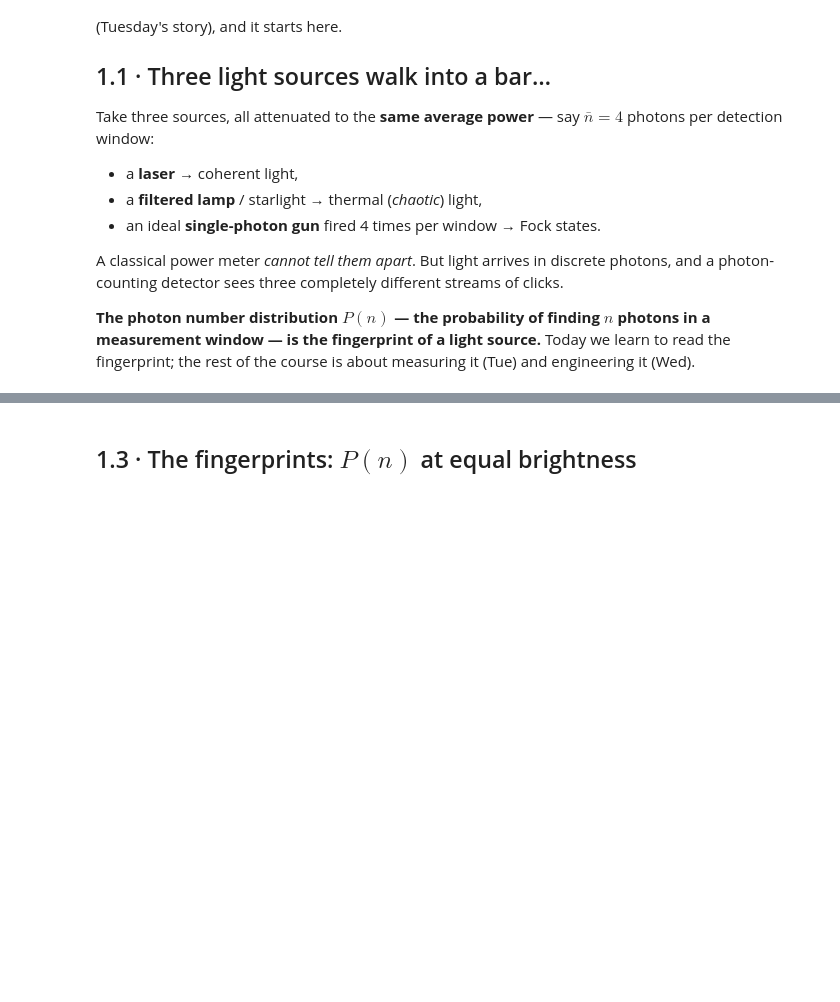
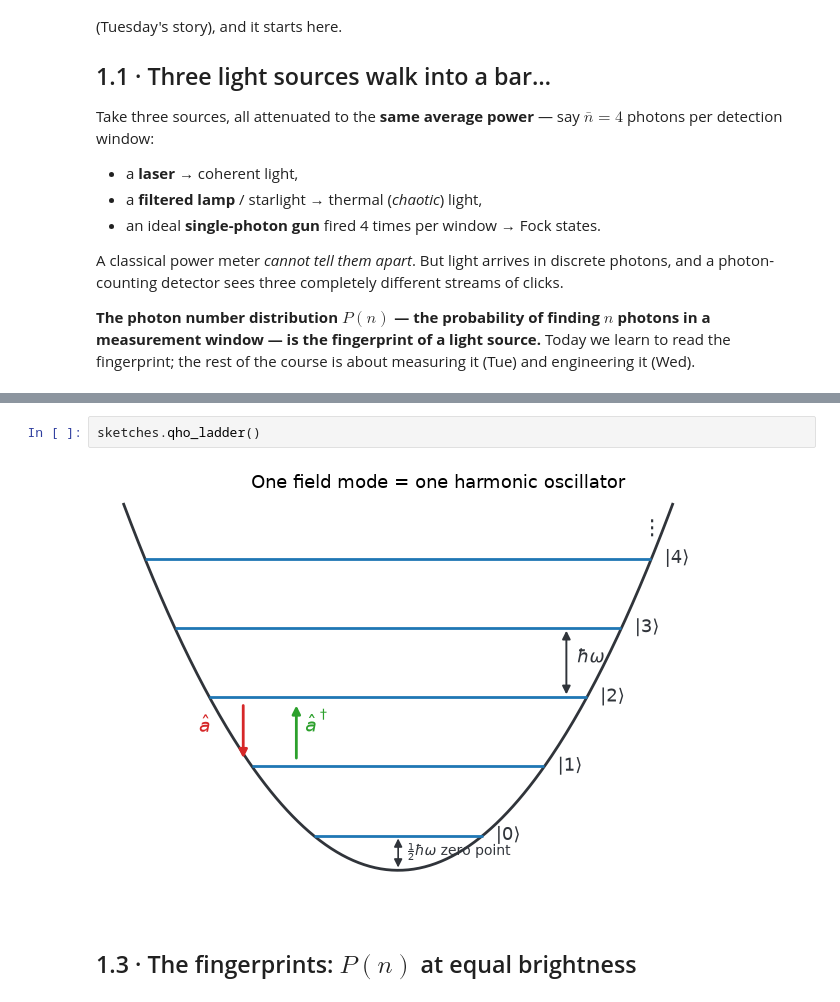
Before and after one commit to laserlab/CountingPhotons, a Jupyter notebook: lectures/01_QuantumLight_PhotonStatistics.ipynb, the cells around one changed output, grey strips where cells are left out. Cells and saved outputs as stored; diff of their text form; blank space fills up the shorter version.

```diff
--- a/lectures/01_QuantumLight_PhotonStatistics.ipynb
+++ b/lectures/01_QuantumLight_PhotonStatistics.ipynb
@@ -91,4 +121,8 @@ About the **coherent state**, the hero of the classical world: it is the *displa
 The **thermal state** is the opposite character: maximum-entropy *mixed* state — many independent emitters with random phases. A star is thermal, and (Wednesday's spoiler) so is one arm of a photon-pair source when you ignore the other.
+# %%
+sketches.qho_ladder()
+# %% [output]
+[figure, added]
 # %% [markdown]
 ## 1.3 · The fingerprints: $P(n)$ at equal brightness
 # %%
```
Also changed, not shown: parts of 9 cells of this notebook, 14 other files.
